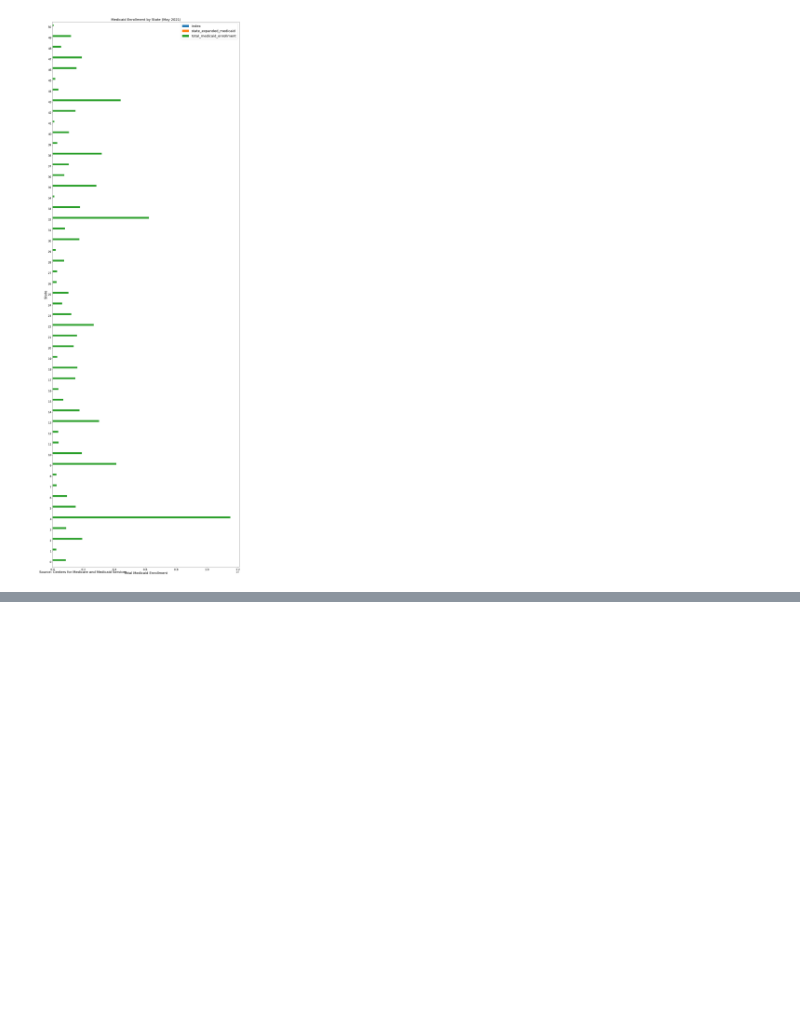
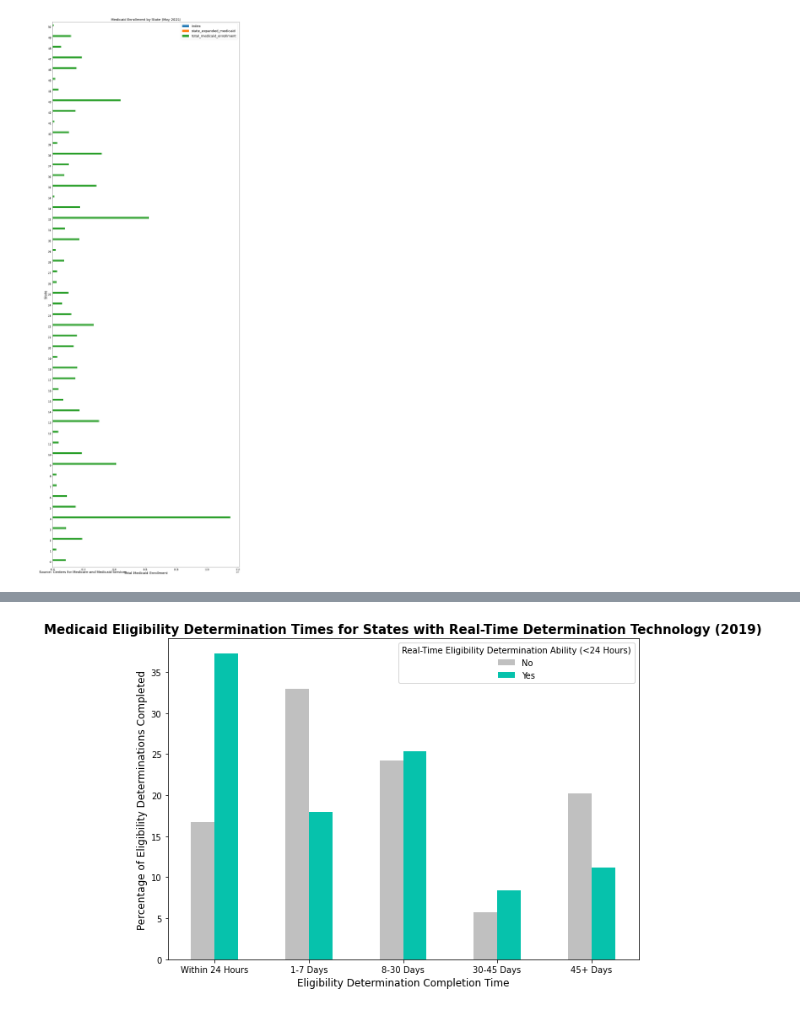
Before and after one commit to carolineeadams/Medicaid_Application_Processing_Time, a Jupyter notebook: Data Visualizations.ipynb, the cells around one changed output, grey strips where cells are left out. Cells and saved outputs as stored; diff of their text form; code cells hidden in the pictures; blank space fills up the shorter version.

Commit message:
continued work on presentation slides and data viz

```diff
--- a/Data Visualizations.ipynb
+++ b/Data Visualizations.ipynb
@@ -146,0 +159,20 @@ means_19.plot(x="State", y=["Percent of Determinations Processed within 24 Hours
+# %%
+elig_dta=pd.read_csv("/Users/carolineadams/Documents/Georgetown/F21/DS1/FinalProject/PPOL564_Final_Project/Data/rted_dta_kff.csv")
+elig_dta=elig_dta[['Location', "State is Able to Make Real-Time Medicaid Eligibility Determinations (<24 Hours)"]]
+elig_dta=elig_dta.drop([0])
+elig_dta=elig_dta.replace({"Not reported": np.nan})
+elig_dta['State is Able to Make Real-Time Medicaid Eligibility Determinations (<24 Hours)'] = elig_dta['State is Able to Make Real-Time Medicaid Eligibility Determinations (<24 Hours)'].str.replace('Yes','1')
+elig_dta['State is Able to Make Real-Time Medicaid Eligibility Determinations (<24 Hours)'] = elig_dta['State is Able to Make Real-Time Medicaid Eligibility Determinations (<24 Hours)'].str.replace('No','0')
+
+elig_dta['State is Able to Make Real-Time Medicaid Eligibility Determinations (<24 Hours)'] = pd.to_numeric(elig_dta['State is Able to Make Real-Time Medicaid Eligibility Determinations (<24 Hours)'], downcast="float")
+elig_dta.rename(columns={"Location":"State", "State is Able to Make Real-Time Medicaid Eligibility Determinations (<24 Hours)":"Real-Time Eligibility Determination Ability (<24 Hours)"}, inplace=True)  #renaming the columns
+
+means_19_rted=means_19.merge(elig_dta, how="outer", on="State")
+#means_19_rted = means_19_rted[means_19_rted["Real-Time Eligibility Determination Ability (<24 Hours)"] == 1]
+means_19_rted["Real-Time Eligibility Determination Ability (<24 Hours)"] = np.where(means_19_rted["Real-Time Eligibility Determination Ability (<24 Hours)"]== 1, "Yes", "No")
+grouped_19_rted = means_19_rted.groupby("Real-Time Eligibility Determination Ability (<24 Hours)")
+
+grouped_19_rted = grouped_19_rted.mean()
+#grouped_19_rted = grouped_19_rted.drop(columns=["Unnamed: 0", "Partisan Lean"])
+#grouped_19_rted=grouped_19_partisan*100
+grouped_19_rted
@@ -146,0 +184,4 @@ means_19.plot(x="State", y=["Percent of Determinations Processed within 24 Hours
+# %%
+grouped_19_rted=grouped_19_rted*100
+grouped_19_rted=grouped_19_rted.transpose()
+grouped_19_rted
@@ -146,0 +195,14 @@ means_19.plot(x="State", y=["Percent of Determinations Processed within 24 Hours
+# %%
+grouped_19_rted.plot(kind="bar", stacked=False, figsize=(10,7), color=['#C0C0C0', "#06C2AC"])  #creating a stacked bar chart based on queried data
+plt.title("Medicaid Eligibility Determination Times for States with Real-Time Determination Technology (2019)", fontsize=15, fontweight="bold")  #adding a plot title
+plt.ylabel("Percentage of Eligibility Determinations Completed", fontsize=12)  #adding a y axis label
+plt.xlabel("Eligibility Determination Completion Time", fontsize=12)  #adding an x axis label
+ticks=np.arange(len(grouped_19_partisan))
+plt.yticks(fontsize=10)
+plt.xticks(ticks=ticks, labels=["Within 24 Hours", "1-7 Days", "8-30 Days", "30-45 Days", "45+ Days"], fontsize=10, rotation=0)
+#plt.legend(fontsize=10)
+#plt.annotate("Source: Centers for Medicare and Medicaid Services", (0,0), (-80,-20), fontsize=20,
+             #xycoords='axes fraction', textcoords='offset points', va='top')
+plt.show()
+# %% [output]
+[figure, added]
```
Also changed, not shown: parts of 23 cells of this notebook, 3 other files.
